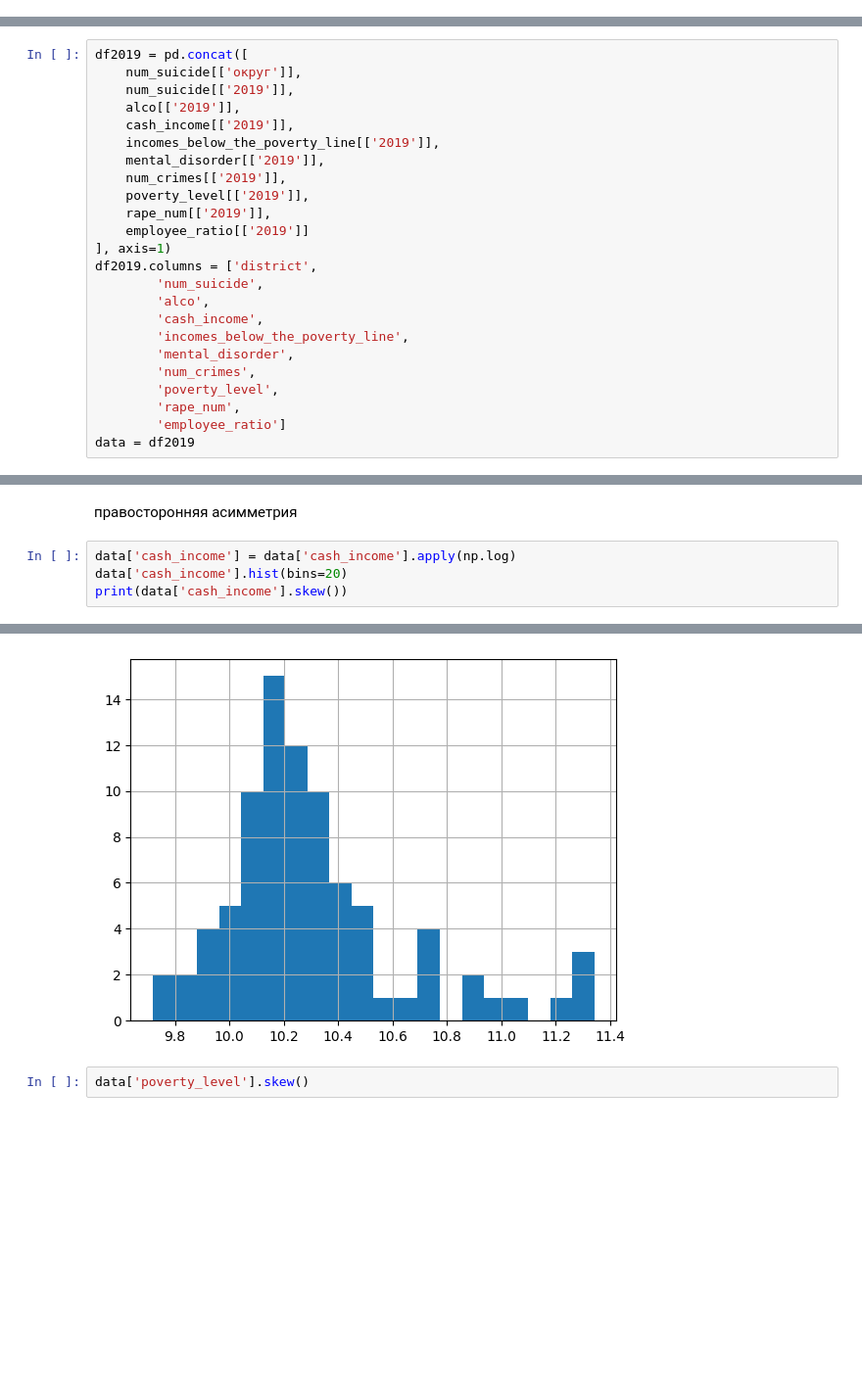
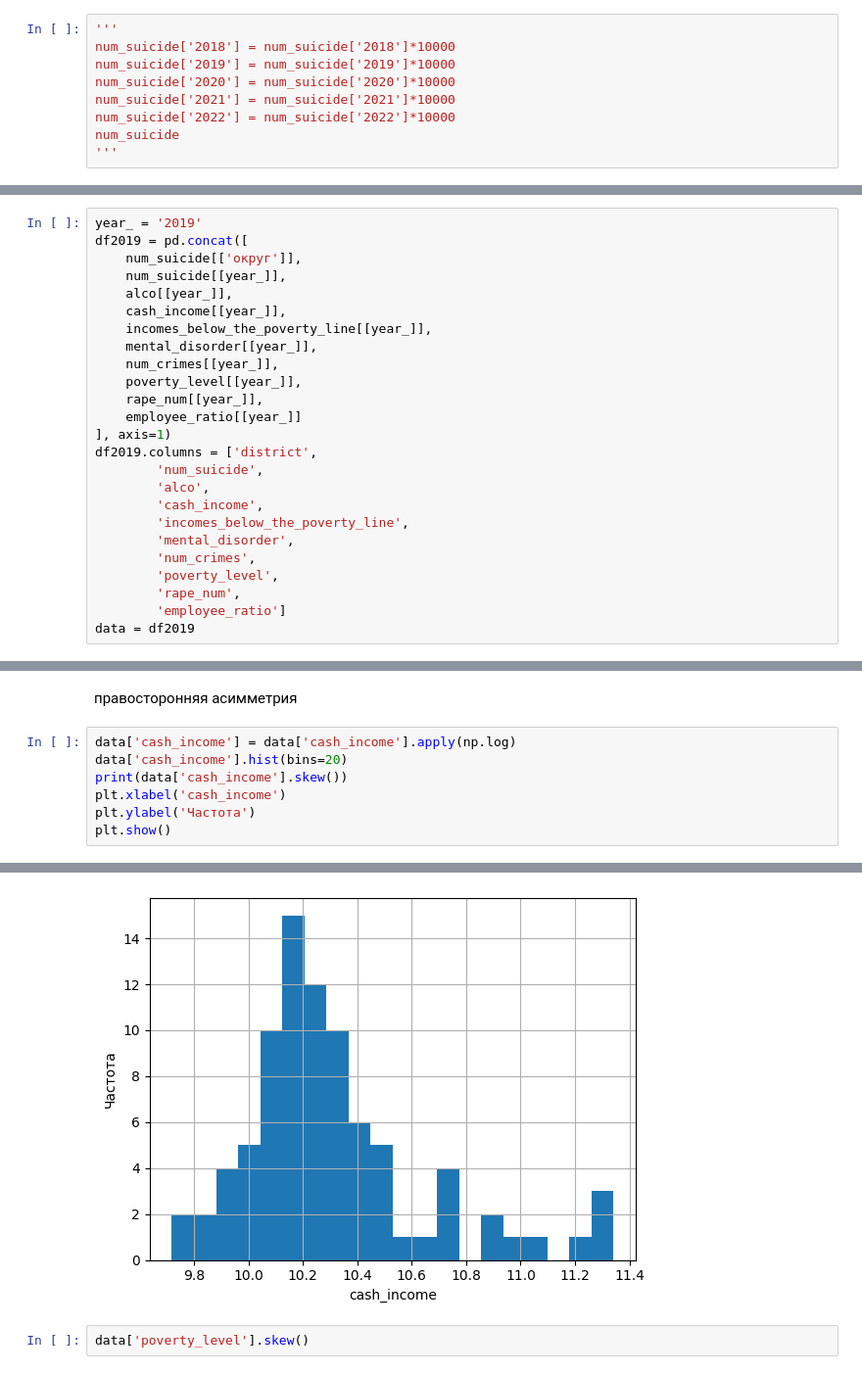
Before and after one commit to bekka9/Suicide-prediction-linear-regression-, a Jupyter notebook: suicide_analys.ipynb, the cells around one changed output, grey strips where cells are left out. Shown at 98% size. Saved outputs shown, nothing was run; the diff lists cells and outputs as text; blank space fills up the shorter version.

```diff
--- a/suicide_analys.ipynb
+++ b/suicide_analys.ipynb
@@ -51,0 +57,9 @@ num_crimes
+# %%
+'''
+num_suicide['2018'] = num_suicide['2018']*10000
+num_suicide['2019'] = num_suicide['2019']*10000
+num_suicide['2020'] = num_suicide['2020']*10000
+num_suicide['2021'] = num_suicide['2021']*10000
+num_suicide['2022'] = num_suicide['2022']*10000
+num_suicide
+'''
@@ -71,15 +106,16 @@ target_col = 'num_suicide'
 # %%
+year_ = '2019'
 df2019 = pd.concat([
     num_suicide[['округ']],
-    num_suicide[['2019']],
-    alco[['2019']],
-    cash_income[['2019']],
-    incomes_below_the_poverty_line[['2019']],
-    mental_disorder[['2019']],
-    num_crimes[['2019']],
-    poverty_level[['2019']],
-    rape_num[['2019']],
-    employee_ratio[['2019']]
+    num_suicide[[year_]],
+    alco[[year_]],
+    cash_income[[year_]],
+    incomes_below_the_poverty_line[[year_]],
+    mental_disorder[[year_]],
+    num_crimes[[year_]],
+    poverty_level[[year_]],
+    rape_num[[year_]],
+    employee_ratio[[year_]]
 ], axis=1)
 df2019.columns = ['district',
         'num_suicide',
@@ -134,10 +167,13 @@ data['cash_income'].skew()
 # %%
 data['cash_income'] = data['cash_income'].apply(np.log)
 data['cash_income'].hist(bins=20)
 print(data['cash_income'].skew())
+plt.xlabel('cash_income')
+plt.ylabel('Частота')
+plt.show()
 # %% [output]
 1.2772666361187355
-[figure, old version]
+[figure, new version]
 # %%
 data['poverty_level'].skew()
 # %% [output]
```
Also changed, not shown: parts of 81 cells of this notebook.
